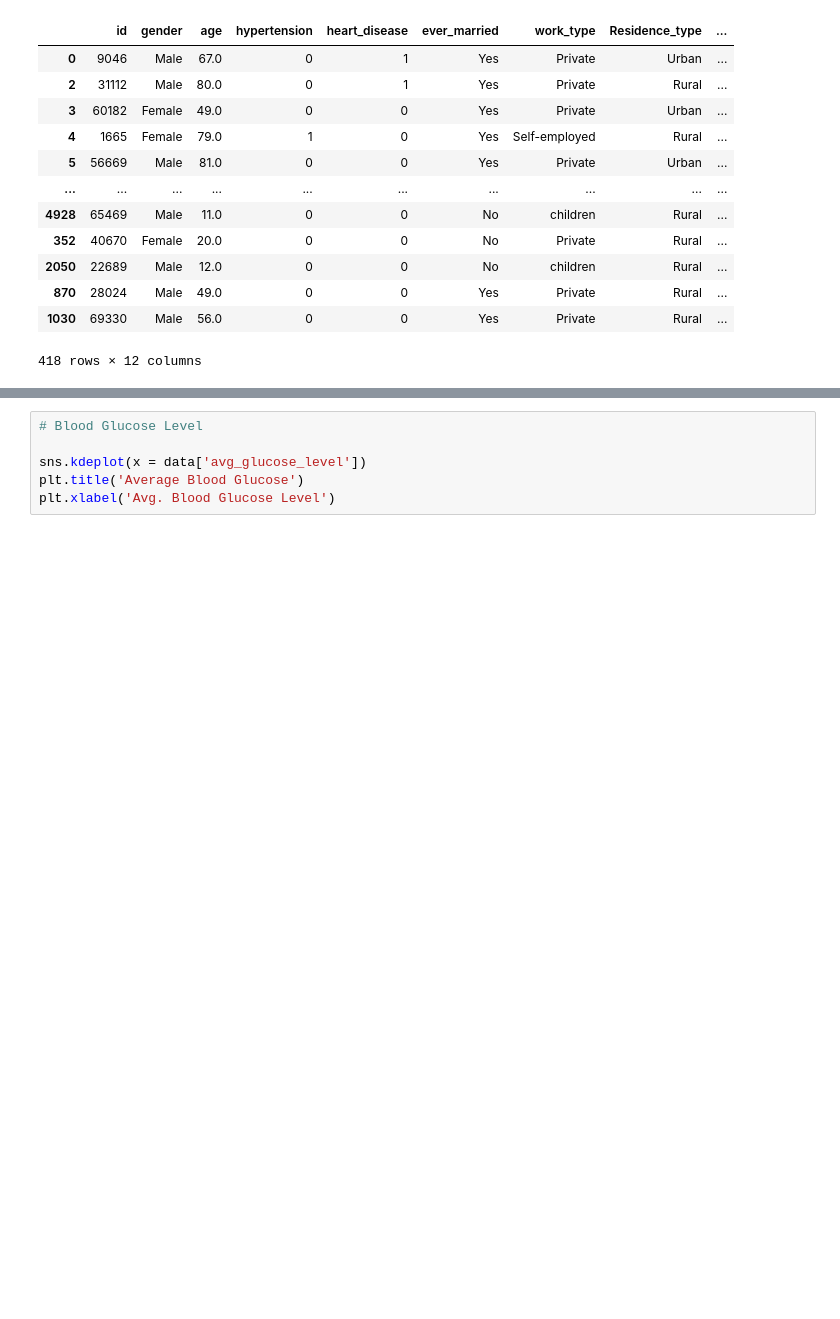
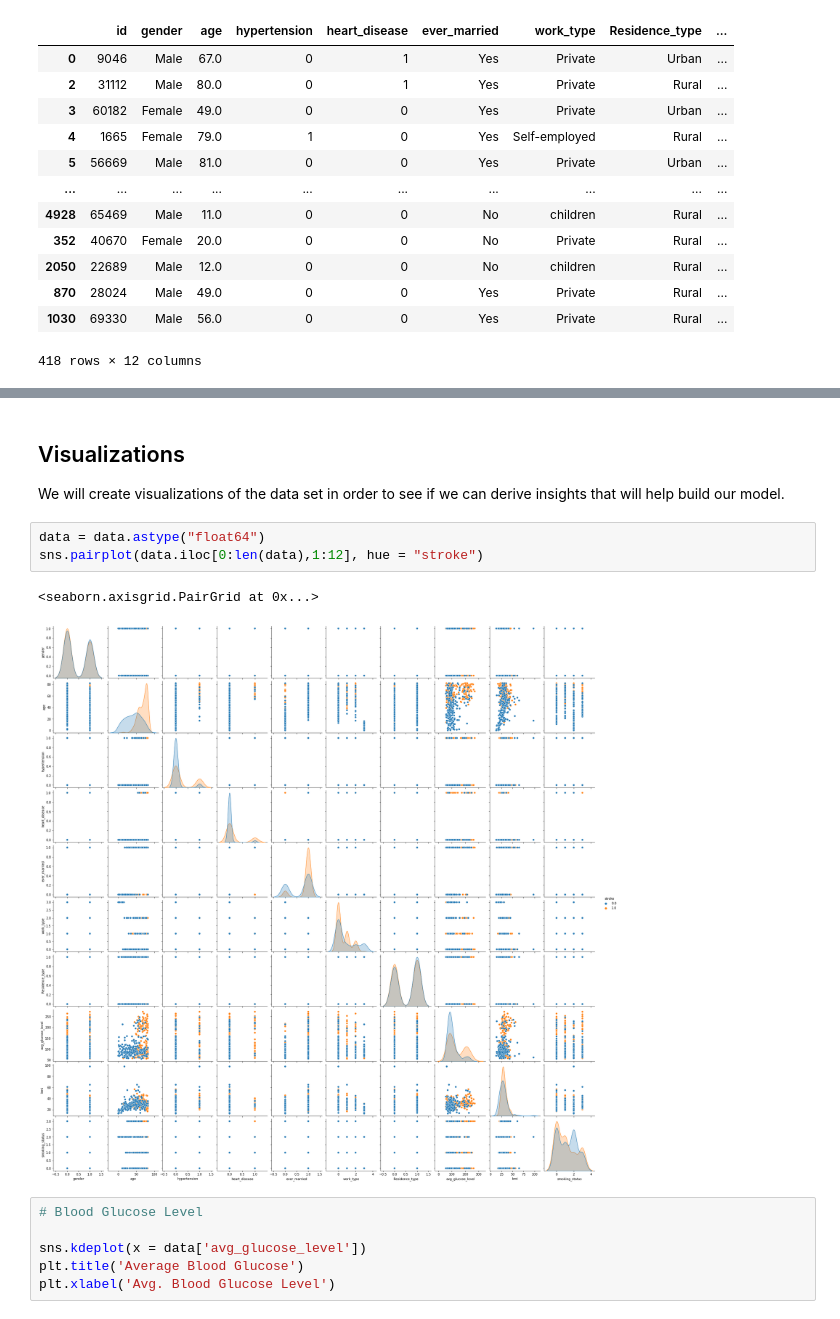
Before and after one commit to ljtaylor-99/COGS-109-Final-Project, a Jupyter notebook: COGS 109 Final Project Data Exploration.ipynb, the cells around one changed output, grey strips where cells are left out. Drawn from its saved outputs; the diff is of its cells as text; blank space fills up the shorter version.

```diff
--- a/COGS 109 Final Project Data Exploration.ipynb
+++ b/COGS 109 Final Project Data Exploration.ipynb
@@ -62,3 +119,13 @@ data
+# %% [markdown]
+## Visualizations
+
+We will create visualizations of the data set in order to see if we can derive insights that will help build our model.
+# %%
+data = data.astype("float64")
+sns.pairplot(data.iloc[0:len(data),1:12], hue = "stroke")
+# %% [output]
+<seaborn.axisgrid.PairGrid at 0x...>
+[figure, added]
 # %%
 # Blood Glucose Level
 
```
Also changed, not shown: parts of 8 cells of this notebook.
